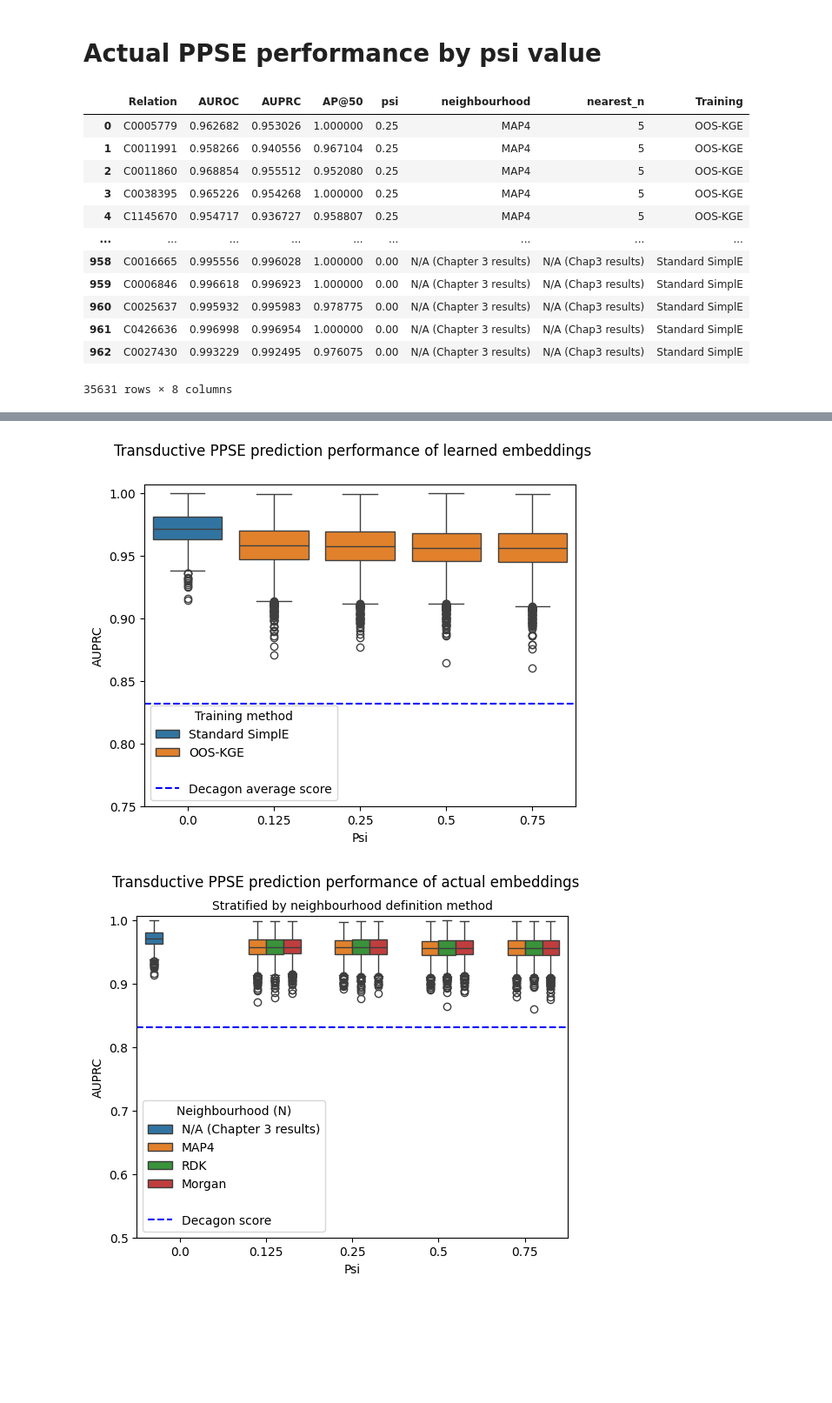
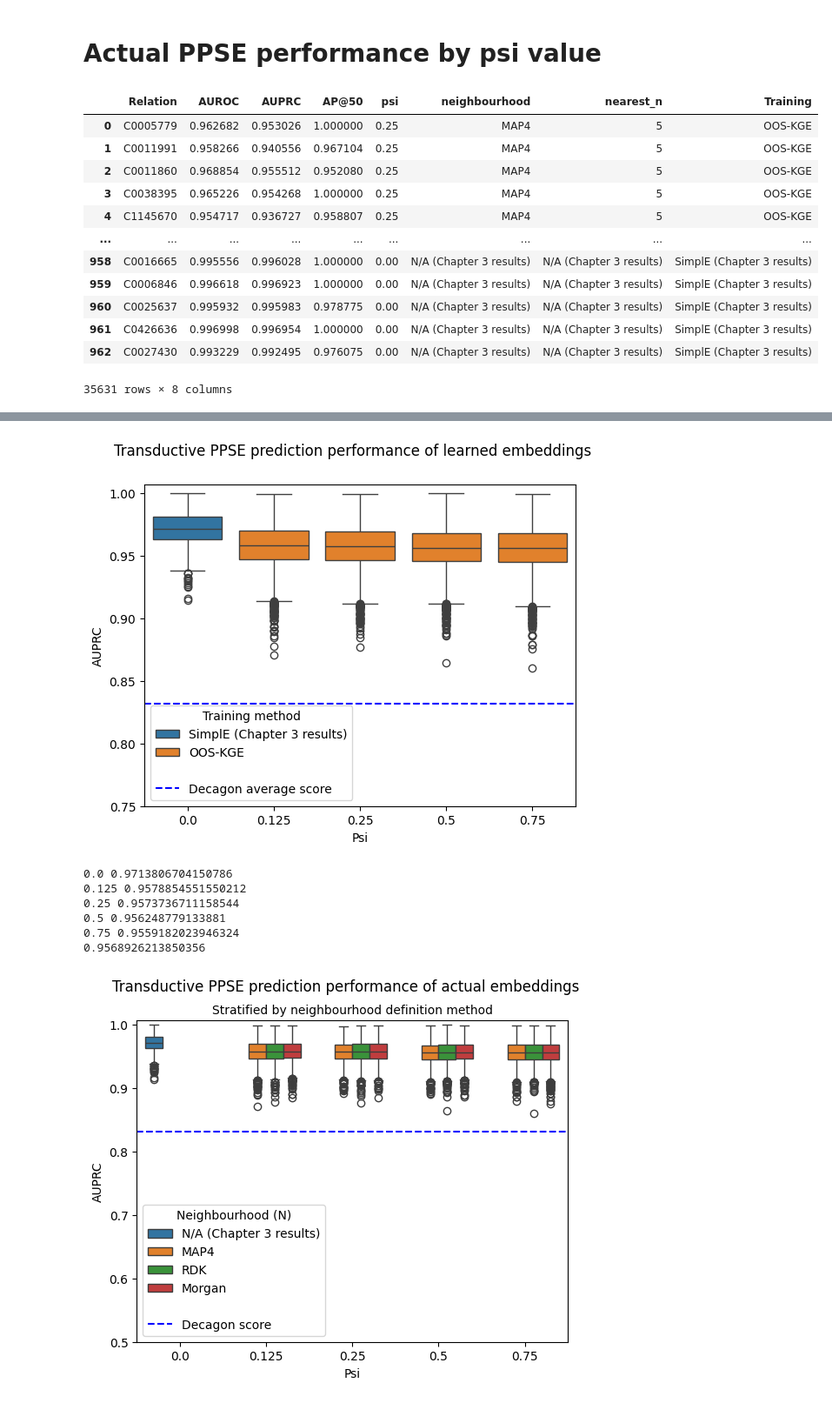
Before and after one commit to oliver-lloyd/Chapter5, a Jupyter notebook: analysis/1_general_assessment/viz/viz.ipynb, the cells around one changed output, grey strips where cells are left out. Shown at 87% size. Cells and saved outputs as stored; diff of their text form; code cells hidden in the pictures; blank space fills up the shorter version.

```diff
--- a/analysis/1_general_assessment/viz/viz.ipynb
+++ b/analysis/1_general_assessment/viz/viz.ipynb
@@ -37,31 +37,31 @@ def load_results(result_filename, exp_path='../experiments', target_len=963*3):
 # %%
 # Read polySE results using aggregations in place of embeddings
 polySE_true_dfs = load_results('polySE_results_real_embeds.csv')
 
 # Also read equivalent results from chapter 3
 chap3_path = dotenv_values()['THESIS_PATH'] + '/Chapter3/analysis/assessment/best_trials_assess/20230929-111630-simple_selfloops/results_full.csv'
 df_c3 = pd.read_csv(chap3_path)
 df_c3['psi'] = 0.0
 df_c3['neighbourhood'] = 'N/A (Chapter 3 results)'
-df_c3['nearest_n'] = 'N/A (Chap3 results)'
-df_c3['Training'] = 'Standard SimplE'
+df_c3['nearest_n'] = 'N/A (Chapter 3 results)'
+df_c3['Training'] = 'SimplE (Chapter 3 results)'
 polySE_true_dfs.append(df_c3)
 
 polySE_true = pd.concat(polySE_true_dfs)
 polySE_true
 # %% [output]
 |  | Relation | AUROC | AUPRC | AP@50 | psi | neighbourhood | nearest_n | Training |
 | 0 | C0005779 | 0.962682 | 0.953026 | 1.000000 | 0.25 | MAP4 | 5 | OOS-KGE |
 | 1 | C0011991 | 0.958266 | 0.940556 | 0.967104 | 0.25 | MAP4 | 5 | OOS-KGE |
 | 2 | C0011860 | 0.968854 | 0.955512 | 0.952080 | 0.25 | MAP4 | 5 | OOS-KGE |
 | 3 | C0038395 | 0.965226 | 0.954268 | 1.000000 | 0.25 | MAP4 | 5 | OOS-KGE |
 | 4 | C1145670 | 0.954717 | 0.936727 | 0.958807 | 0.25 | MAP4 | 5 | OOS-KGE |
 | ... | ... | ... | ... | ... | ... | ... | ... | ... |
-| 958 | C0016665 | 0.995556 | 0.996028 | 1.000000 | 0.00 | N/A (Chapter 3 results) | N/A (Chap3 results) | Standard SimplE |
-| 959 | C0006846 | 0.996618 | 0.996923 | 1.000000 | 0.00 | N/A (Chapter 3 results) | N/A (Chap3 results) | Standard SimplE |
-| 960 | C0025637 | 0.995932 | 0.995983 | 0.978775 | 0.00 | N/A (Chapter 3 results) | N/A (Chap3 results) | Standard SimplE |
-| 961 | C0426636 | 0.996998 | 0.996954 | 1.000000 | 0.00 | N/A (Chapter 3 results) | N/A (Chap3 results) | Standard SimplE |
-| 962 | C0027430 | 0.993229 | 0.992495 | 0.976075 | 0.00 | N/A (Chapter 3 results) | N/A (Chap3 results) | Standard SimplE |
+| 958 | C0016665 | 0.995556 | 0.996028 | 1.000000 | 0.00 | N/A (Chapter 3 results) | N/A (Chapter 3 results) | SimplE (Chapter 3 results) |
+| 959 | C0006846 | 0.996618 | 0.996923 | 1.000000 | 0.00 | N/A (Chapter 3 results) | N/A (Chapter 3 results) | SimplE (Chapter 3 results) |
+| 960 | C0025637 | 0.995932 | 0.995983 | 0.978775 | 0.00 | N/A (Chapter 3 results) | N/A (Chapter 3 results) | SimplE (Chapter 3 results) |
+| 961 | C0426636 | 0.996998 | 0.996954 | 1.000000 | 0.00 | N/A (Chapter 3 results) | N/A (Chapter 3 results) | SimplE (Chapter 3 results) |
+| 962 | C0027430 | 0.993229 | 0.992495 | 0.976075 | 0.00 | N/A (Chapter 3 results) | N/A (Chapter 3 results) | SimplE (Chapter 3 results) |
 35631 rows × 8 columns
 # %%
 for tup, subdf in polySE_true.groupby(['psi', 'nearest_n', 'neighbourhood']):
@@ -99,7 +99,19 @@ plt.hlines(decagon_AUPRC, xmin=xmin, xmax=xmax, colors='blue', linestyles='dashe
 plt.legend(title='Training method')
 plt.savefig('polySE_true_embeds.png')
 # %% [output]
-[figure, old version]
+[figure, new version]
+# %%
+for psi, subdf in polySE_true.groupby('psi'):
+    print(psi, subdf.AUPRC.median())
+
+print(polySE_true.query('psi > 0').AUPRC.median())
+# %% [output]
+0.0 0.9713806704150786
+0.125 0.9578854551550212
+0.25 0.9573736711158544
+0.5 0.956248779133881
+0.75 0.9559182023946324
+0.9568926213850356
 # %%
 plt.clf()
 sns.boxplot(polySE_true, x='psi', y='AUPRC', hue='neighbourhood')
```
Also changed, not shown: 1 other file.
